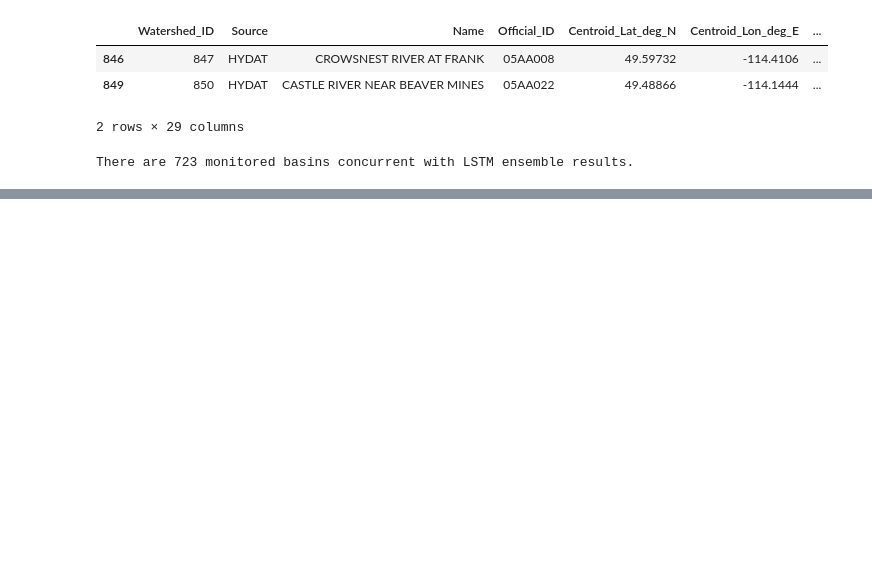
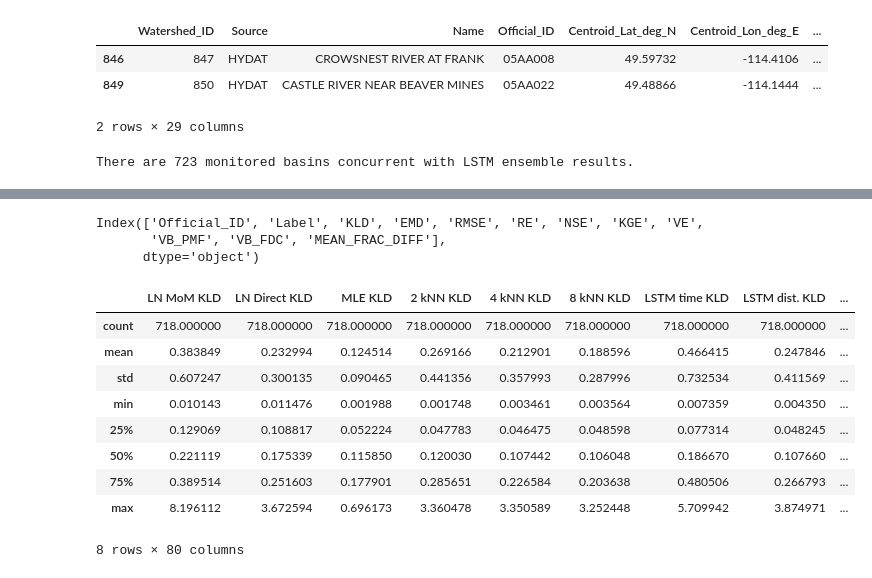
Before and after one commit to dankovacek/distribution_estimation, a Jupyter notebook: docs/notebooks/LSTM_Comparison_test.ipynb, the cells around one changed output, grey strips where cells are left out. Saved outputs shown, nothing was run; the diff lists cells and outputs as text; code cells hidden in the pictures; blank space fills up the shorter version.

```diff
--- a/docs/notebooks/LSTM_Comparison_test.ipynb
+++ b/docs/notebooks/LSTM_Comparison_test.ipynb
@@ -124,0 +211,9 @@ print(baseline_log_grid[0], baseline_log_grid[-1], log_dx[0], log_dx[-1])
+# %%
+fdc_df = pd.concat([results_dfs['parametric'], results_dfs['lstm']], axis=0)
+# fdc_df = results_dfs['parametric'].copy()
+np.unique(fdc_df['Label'].values)
+results_dfs['parametric'].keys()
+print(len(fdc_df))
+model_labels = sorted(list(set(fdc_df['Label'])))
+print(model_labels)
+fdc_df.head()
@@ -124,0 +229,25 @@ print(baseline_log_grid[0], baseline_log_grid[-1], log_dx[0], log_dx[-1])
+# %%
+parametric_targets = list(set(results_dfs['parametric']['Label'].values))
+results_dfs['knn'] = split_knn_label_col(results_dfs['knn'])
+# %% [output]
+Index(['Official_ID', 'Label', 'KLD', 'EMD', 'RMSE', 'RE', 'NSE', 'KGE', 'VE',
+       'VB_PMF', 'VB_FDC', 'MEAN_FRAC_DIFF'],
+      dtype='object')
+# %%
+def get_result_and_ids(label, metric):
+    data = fdc_df[fdc_df['Label'] == label].copy()
+    data = data.dropna(subset=[metric])
+    values = data[metric].values
+    if metric in ['NSE', 'KGE']:
+        # for NSE and KGE, we want to plot the upper bound as the maximum value
+        values = 1 - values
+    return values, data['Official_ID']
+
+
+def get_knn_group_results(tree_type='attribute', ensemble_type='freqEnsemble', weighting='ID2', k=7, which_set='knn'):
+    data = results_dfs[which_set].copy()
+    data = data[data['tree_type'] == 'attribute']
+    data = data[data['ensemble_method'] == ensemble_type]
+    data = data[data['ensemble_weight'] == weighting]
+    data = data[data['k'] == str(k)]
+    return data
@@ -125,3 +290,24 @@ print(baseline_log_grid[0], baseline_log_grid[-1], log_dx[0], log_dx[-1])
+# %%
+# create a dataframe with all the model results indexed by station
+all_results = []
+for m in main_result_vals.keys():
+    df = main_result_vals[m].copy()
+    df.rename(columns={'values': m}, inplace=True)
+    df.set_index('ids', inplace=True)
+    all_results.append(df)
+all_results_df = pd.concat(all_results, axis=1)
+all_results_df.describe()
+# %% [output]
+|  | LN MoM KLD | LN Direct KLD | MLE KLD | 2 kNN KLD | 4 kNN KLD | 8 kNN KLD | LSTM time KLD | LSTM dist. KLD | ... |
+| count | 718.000000 | 718.000000 | 718.000000 | 718.000000 | 718.000000 | 718.000000 | 718.000000 | 718.000000 | ... |
+| mean | 0.383849 | 0.232994 | 0.124514 | 0.269166 | 0.212901 | 0.188596 | 0.466415 | 0.247846 | ... |
+| std | 0.607247 | 0.300135 | 0.090465 | 0.441356 | 0.357993 | 0.287996 | 0.732534 | 0.411569 | ... |
+| min | 0.010143 | 0.011476 | 0.001988 | 0.001748 | 0.003461 | 0.003564 | 0.007359 | 0.004350 | ... |
+| 25% | 0.129069 | 0.108817 | 0.052224 | 0.047783 | 0.046475 | 0.048598 | 0.077314 | 0.048245 | ... |
+| 50% | 0.221119 | 0.175339 | 0.115850 | 0.120030 | 0.107442 | 0.106048 | 0.186670 | 0.107660 | ... |
+| 75% | 0.389514 | 0.251603 | 0.177901 | 0.285651 | 0.226584 | 0.203638 | 0.480506 | 0.266793 | ... |
+| max | 8.196112 | 3.672594 | 0.696173 | 3.360478 | 3.350589 | 3.252448 | 5.709942 | 3.874971 | ... |
+8 rows × 80 columns
 # %%
 # load the complete years previously processed
 import json
```
Also changed, not shown: parts of 26 cells of this notebook, 13 other files.
